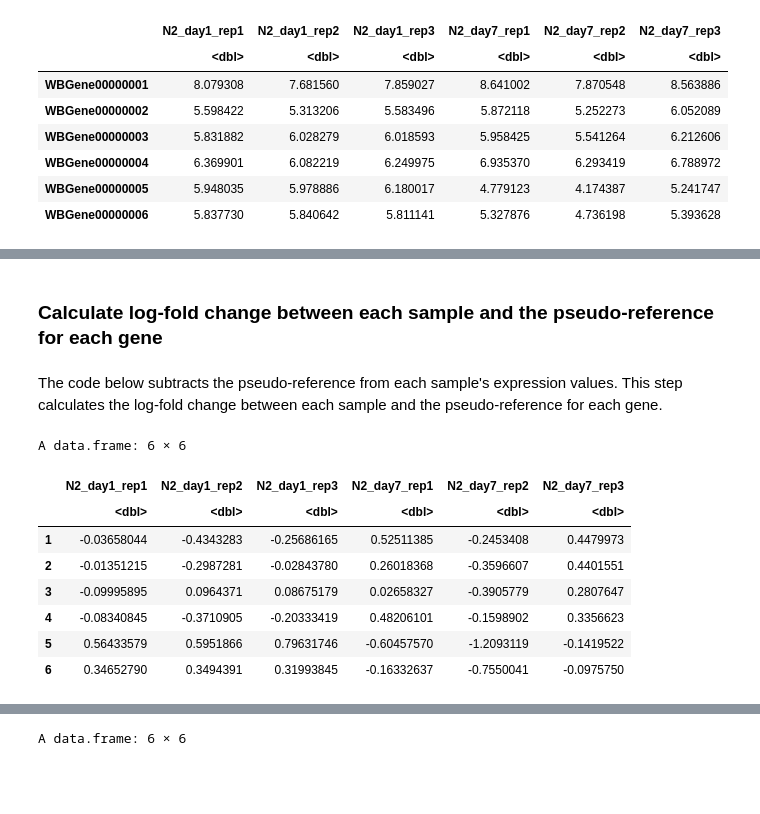
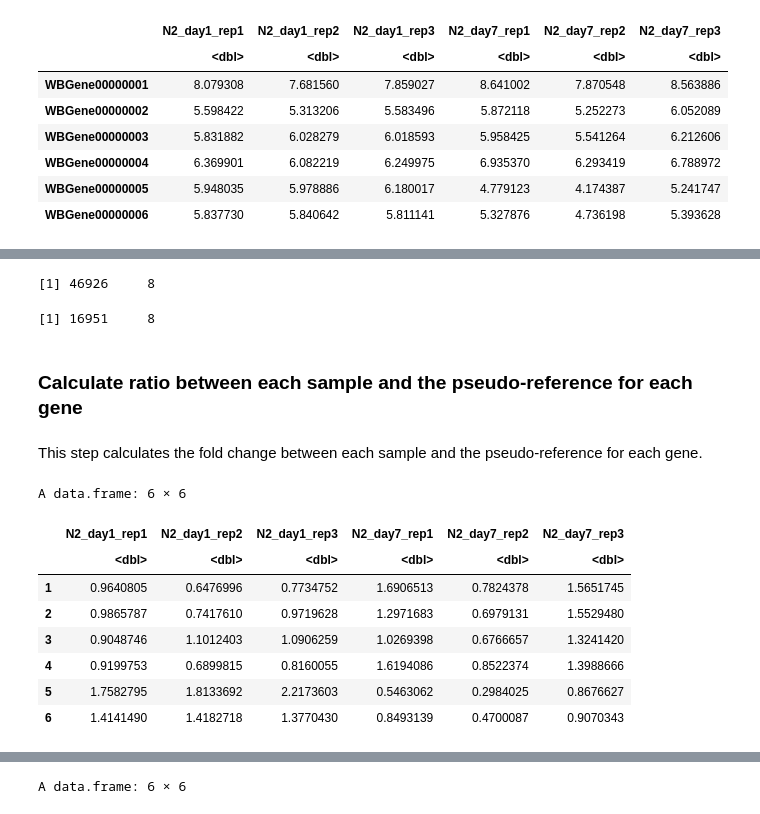
Before and after one commit to Bix4UMD/BIOI611_lab, a Jupyter notebook: docs/BIOI611_DESeq2_analysis.ipynb, the cells around one changed output, grey strips where cells are left out. Cells and saved outputs as stored; diff of their text form; code cells hidden in the pictures; blank space fills up the shorter version.

```diff
--- a/docs/BIOI611_DESeq2_analysis.ipynb
+++ b/docs/BIOI611_DESeq2_analysis.ipynb
@@ -51,5 +67,5 @@ list.files()
 # %%
-file_paths <- list.files(pattern = "*..ReadsPerGene.out.tab")
+file_paths <- list.files(pattern = "*.ReadsPerGene.out.tab")
 file_paths
 # %% [output]
 [1] "N2_day1_rep1.ReadsPerGene.out.tab" "N2_day1_rep2.ReadsPerGene.out.tab"
@@ -363,20 +474,28 @@ A data.frame: 6 × 8
 | 4 | WBGene00000004 | 6.369901 | 6.082219 | 6.249975 | 6.935370 | 6.293419 | 6.788972 | ... |
 | 5 | WBGene00000005 | 5.948035 | 5.978886 | 6.180017 | 4.779123 | 4.174387 | 5.241747 | ... |
 | 6 | WBGene00000006 | 5.837730 | 5.840642 | 5.811141 | 5.327876 | 4.736198 | 5.393628 | ... |
+# %%
+filtered_log_data$pseudo_reference = exp(filtered_log_data$pseudo_reference)
+# %%
+dim(log_data)
+dim(filtered_log_data)
+# %% [output]
+[1] 46926     8
+[1] 16951     8
 # %% [markdown]
-### Calculate log-fold change between each sample and the pseudo-reference for each gene
+### Calculate ratio between each sample and the pseudo-reference for each gene
 # %% [markdown]
-The code below subtracts the pseudo-reference from each sample's expression values. This step calculates the log-fold change between each sample and the pseudo-reference for each gene.
+ This step calculates the fold change between each sample and the pseudo-reference for each gene.
 # %%
-ratio_data = sweep(filtered_log_data[,2:7], 1, filtered_log_data[,8], "-")
+ratio_data = sweep(exp(filtered_log_data[,2:7]), 1, filtered_log_data[,8], "/")
 head(ratio_data)
 # %% [output]
 A data.frame: 6 × 6
 |  | N2_day1_rep1 | N2_day1_rep2 | N2_day1_rep3 | N2_day7_rep1 | N2_day7_rep2 | N2_day7_rep3 |
 |  | <dbl> | <dbl> | <dbl> | <dbl> | <dbl> | <dbl> |
-| 1 | -0.03658044 | -0.4343283 | -0.25686165 | 0.52511385 | -0.2453408 | 0.4479973 |
-| 2 | -0.01351215 | -0.2987281 | -0.02843780 | 0.26018368 | -0.3596607 | 0.4401551 |
-| 3 | -0.09995895 | 0.0964371 | 0.08675179 | 0.02658327 | -0.3905779 | 0.2807647 |
-| 4 | -0.08340845 | -0.3710905 | -0.20333419 | 0.48206101 | -0.1598902 | 0.3356623 |
-| 5 | 0.56433579 | 0.5951866 | 0.79631746 | -0.60457570 | -1.2093119 | -0.1419522 |
-| 6 | 0.34652790 | 0.3494391 | 0.31993845 | -0.16332637 | -0.7550041 | -0.0975750 |
+| 1 | 0.9640805 | 0.6476996 | 0.7734752 | 1.6906513 | 0.7824378 | 1.5651745 |
+| 2 | 0.9865787 | 0.7417610 | 0.9719628 | 1.2971683 | 0.6979131 | 1.5529480 |
+| 3 | 0.9048746 | 1.1012403 | 1.0906259 | 1.0269398 | 0.6766657 | 1.3241420 |
+| 4 | 0.9199753 | 0.6899815 | 0.8160055 | 1.6194086 | 0.8522374 | 1.3988666 |
+| 5 | 1.7582795 | 1.8133692 | 2.2173603 | 0.5463062 | 0.2984025 | 0.8676627 |
+| 6 | 1.4141490 | 1.4182718 | 1.3770430 | 0.8493139 | 0.4700087 | 0.9070343 |
```
Also changed, not shown: parts of 38 cells of this notebook.
